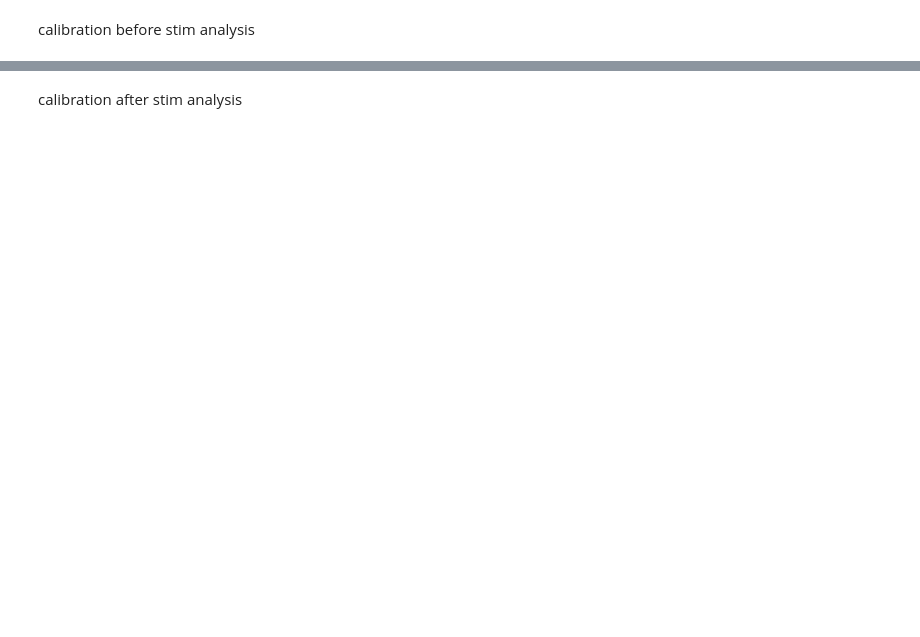
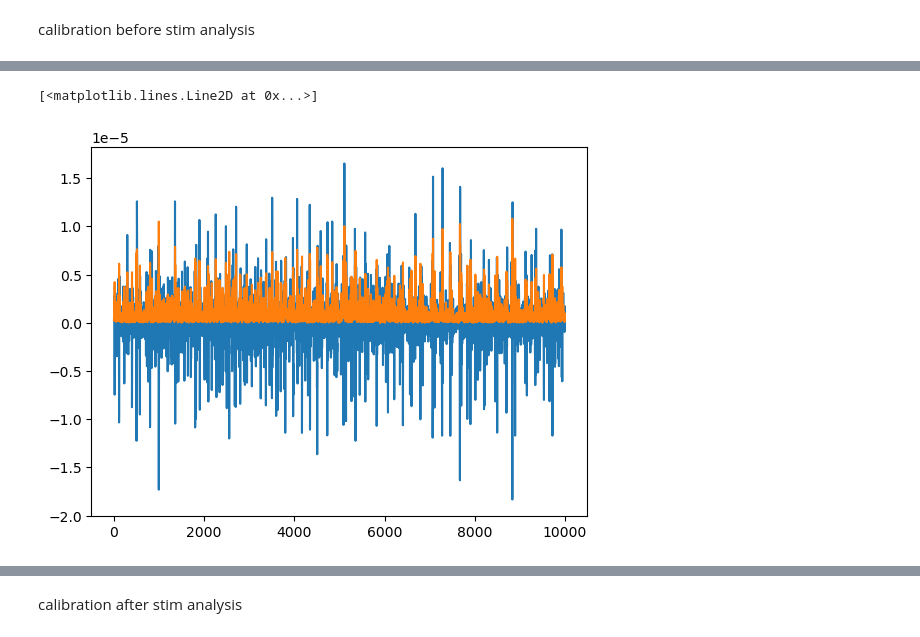
Before and after one commit to uw-herron-lab/OMNI-BIC-DEVELOPMENT, a Jupyter notebook: calibration_processing/signal_analysis.ipynb, the cells around one changed output, grey strips where cells are left out. Saved outputs shown, nothing was run; the diff lists cells and outputs as text; code cells hidden in the pictures; blank space fills up the shorter version.

```diff
--- a/calibration_processing/signal_analysis.ipynb
+++ b/calibration_processing/signal_analysis.ipynb
@@ -33,4 +39,10 @@ for i, ch in enumerate(filt["emg channel"]):
 for i, ch in enumerate(env["emg channel"]):
     if ch == 1:
         env_1.append(env["enveloped signal"][i]*10)
+# %%
+plt.plot(np.arange(10000), np.array(filt_1[0:10000]))
+plt.plot(np.arange(10000), np.array(env_1[0:10000]))
+# %% [output]
+[<matplotlib.lines.Line2D at 0x...>]
+[figure, added]
 # %%
```
Also changed, not shown: parts of 4 cells of this notebook, 5 other files.
